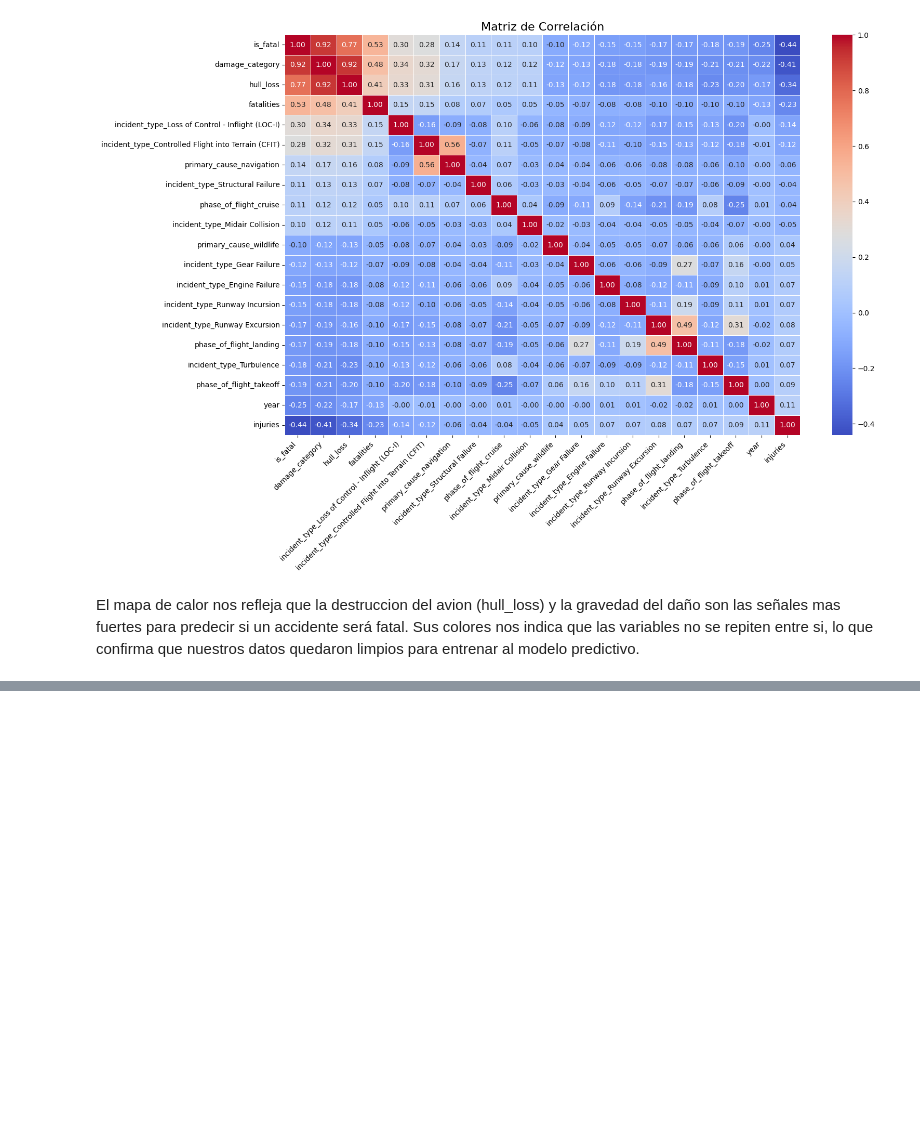
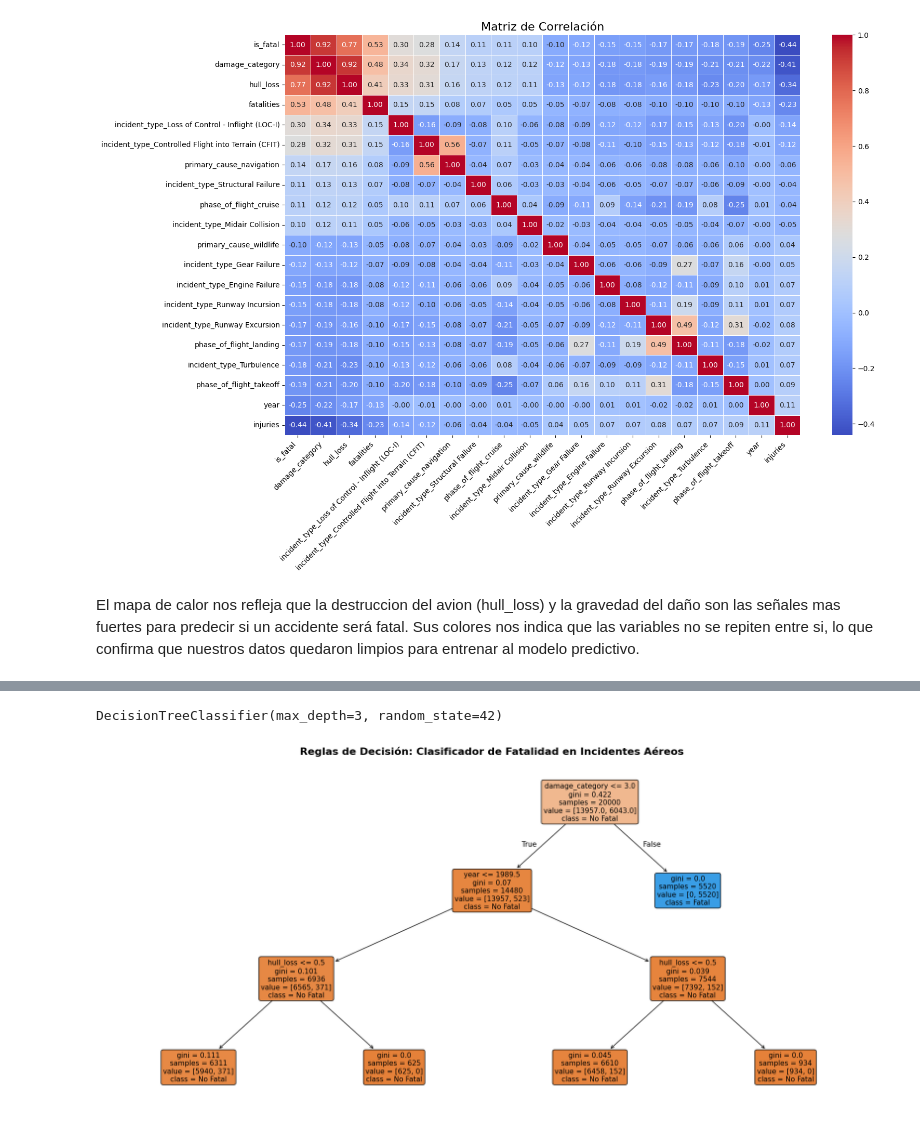
Before and after one commit to felrojas1/MineriaDatos_SeguridadAviacion, a Jupyter notebook: seguridad_aerea_mundial.ipynb, the cells around one changed output, grey strips where cells are left out. Drawn from its saved outputs; the diff is of its cells as text; code cells hidden in the pictures; blank space fills up the shorter version.

```diff
--- a/seguridad_aerea_mundial.ipynb
+++ b/seguridad_aerea_mundial.ipynb
@@ -448,0 +505,16 @@ El mapa de calor nos refleja que la destruccion del avion (hull_loss) y la grave
+# %%
+# 1. Separar características (X) y etiqueta (y)
+# IMPORTANTE: Eliminamos 'is_fatal', 'fatalities' e 'injuries' para evitar Data Leakage
+X = df_incidents.drop(columns=['is_fatal', 'fatalities', 'injuries'])
+y = df_incidents['is_fatal']
+
+# 2. División en entrenamiento y prueba (80/20)
+# Usamos stratify=y debido al desbalance de clases
+X_train, X_test, y_train, y_test = train_test_split(X, y, test_size=0.2, random_state=42, stratify=y)
+# %%
+tree_model = DecisionTreeClassifier(max_depth=5, random_state=42) # Limitamos profundidad para evitar sobreajuste
+tree_model.fit(X_train, y_train)
+y_pred_tree = tree_model.predict(X_test)
+
+print("=== REPORTE ÁRBOL DE DECISIÓN ===")
+print(classification_report(y_test, y_pred_tree))
@@ -448,0 +531,21 @@ El mapa de calor nos refleja que la destruccion del avion (hull_loss) y la grave
+# %%
+# Entrenamos un árbol corto (max_depth=3) exclusivamente para la visualización de la clase
+tree_visual = DecisionTreeClassifier(max_depth=3, random_state=42)
+tree_visual.fit(X_train, y_train)
+# %% [output]
+DecisionTreeClassifier(max_depth=3, random_state=42)
+# %%
+# Configuración del gráfico (Estilo similar al de tu imagen de referencia)
+plt.figure(figsize=(22, 10))
+plot_tree(
+    tree_visual,
+    feature_names=X.columns,
+    class_names=['No Fatal', 'Fatal'],
+    filled=True,
+    rounded=True,
+    fontsize=11
+)
+plt.title('Reglas de Decisión: Clasificador de Fatalidad en Incidentes Aéreos', fontsize=16, fontweight='bold')
+plt.show()
+# %% [output]
+[figure, added]
```
Also changed, not shown: parts of 32 cells of this notebook.
